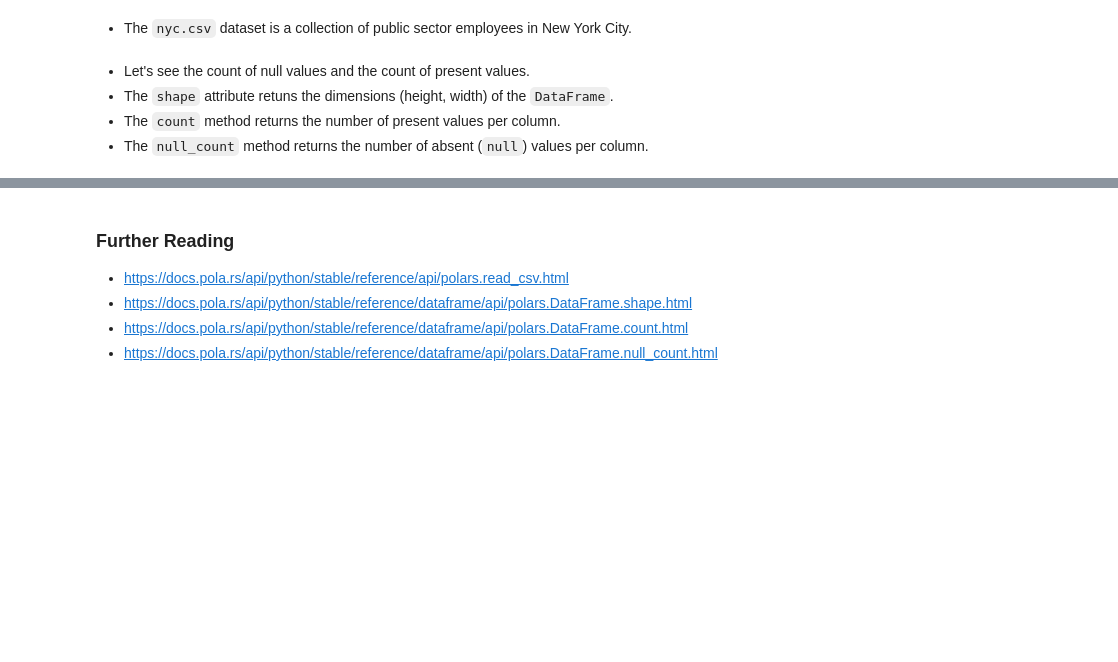
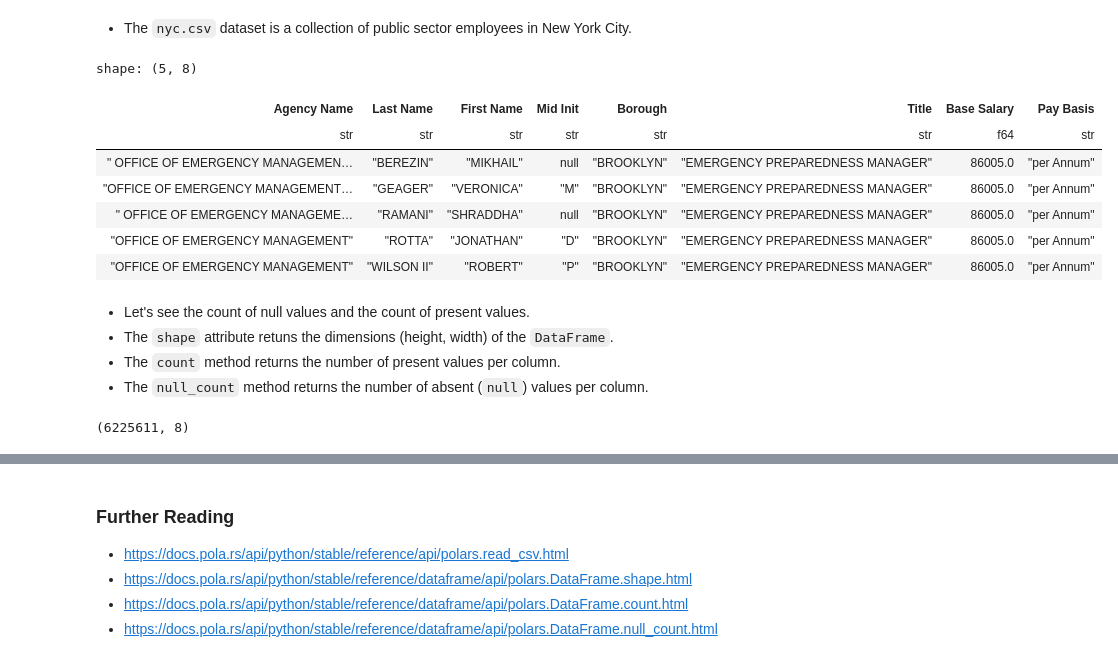
Before and after one commit to yaowenqiang/Data-Analysis-with-Polars-and-Python, a Jupyter notebook: incomplete/12 - Working with Text Data.ipynb, the cells around one changed output, grey strips where cells are left out. Saved outputs shown, nothing was run; the diff lists cells and outputs as text; code cells hidden in the pictures; blank space fills up the shorter version.

```diff
--- a/incomplete/12 - Working with Text Data.ipynb
+++ b/incomplete/12 - Working with Text Data.ipynb
@@ -11,8 +13,24 @@ You'll need to unpack the CSV file in order for the following code samples to wo
 - On Windows, right-click the `nyc.csv.zip` file and click `Extract All`. Extract the file to this folder.
 # %% [markdown]
 - The `nyc.csv` dataset is a collection of public sector employees in New York City.
+# %%
+nyc = pl.read_csv("nyc.csv")
+nyc.head()
+# %% [output]
+shape: (5, 8)
+| Agency Name | Last Name | First Name | Mid Init | Borough | Title | Base Salary | Pay Basis |
+| str | str | str | str | str | str | f64 | str |
+| " OFFICE OF EMERGENCY MANAGEMEN… | "BEREZIN" | "MIKHAIL" | null | "BROOKLYN" | "EMERGENCY PREPAREDNESS MANAGER" | 86005.0 | "per Annum" |
+| "OFFICE OF EMERGENCY MANAGEMENT… | "GEAGER" | "VERONICA" | "M" | "BROOKLYN" | "EMERGENCY PREPAREDNESS MANAGER" | 86005.0 | "per Annum" |
+| " OFFICE OF EMERGENCY MANAGEME… | "RAMANI" | "SHRADDHA" | null | "BROOKLYN" | "EMERGENCY PREPAREDNESS MANAGER" | 86005.0 | "per Annum" |
+| "OFFICE OF EMERGENCY MANAGEMENT" | "ROTTA" | "JONATHAN" | "D" | "BROOKLYN" | "EMERGENCY PREPAREDNESS MANAGER" | 86005.0 | "per Annum" |
+| "OFFICE OF EMERGENCY MANAGEMENT" | "WILSON II" | "ROBERT" | "P" | "BROOKLYN" | "EMERGENCY PREPAREDNESS MANAGER" | 86005.0 | "per Annum" |
 # %% [markdown]
 - Let's see the count of null values and the count of present values.
 - The `shape` attribute retuns the dimensions (height, width) of the `DataFrame`.
 - The `count` method returns the number of present values per column.
 - The `null_count` method returns the number of absent (`null`) values per column.
+# %%
+nyc.shape
+# %% [output]
+(6225611, 8)
```
Also changed, not shown: parts of 13 cells of this notebook.
